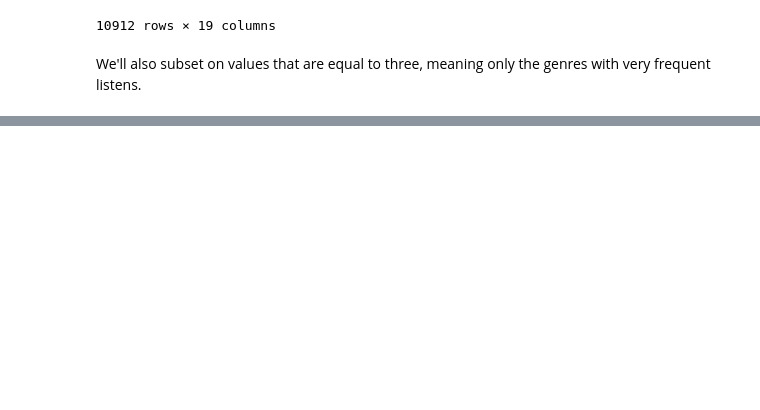
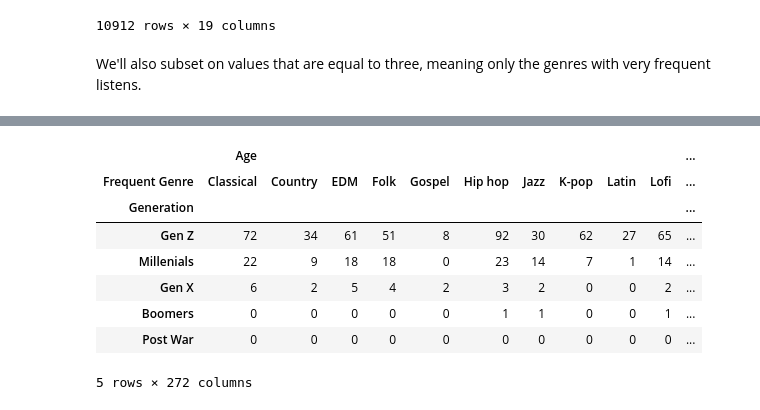
Before and after one commit to mlcuadra1/Mental-Health-x-Music-EDA, a Jupyter notebook: notebooks/Script 2 - EDA.ipynb, the cells around one changed output, grey strips where cells are left out. Saved outputs shown, nothing was run; the diff lists cells and outputs as text; code cells hidden in the pictures; blank space fills up the shorter version.

Commit message:
Pivot table added

```diff
--- a/notebooks/Script 2 - EDA.ipynb
+++ b/notebooks/Script 2 - EDA.ipynb
@@ -287,0 +281,17 @@ subset_df.head()
+# %%
+gen_genre_pivoted_df = pd.pivot_table(subset_df, index='Generation', columns='Frequent Genre', aggfunc='count')
+gen_genre_pivoted_df.reset_index()
+gen_genre_pivoted_df
+
+# fig, ax0 = plt.subplots(figsize=figsize1_2)
+# sns.heatmap(gen_genre_pivoted_df)
+# %% [output]
+|  | Age |  |  |  |  |  |  |  |  |  | ... |
+| Frequent Genre | Classical | Country | EDM | Folk | Gospel | Hip hop | Jazz | K-pop | Latin | Lofi | ... |
+| Generation |  |  |  |  |  |  |  |  |  |  | ... |
+| Gen Z | 72 | 34 | 61 | 51 | 8 | 92 | 30 | 62 | 27 | 65 | ... |
+| Millenials | 22 | 9 | 18 | 18 | 0 | 23 | 14 | 7 | 1 | 14 | ... |
+| Gen X | 6 | 2 | 5 | 4 | 2 | 3 | 2 | 0 | 0 | 2 | ... |
+| Boomers | 0 | 0 | 0 | 0 | 0 | 1 | 1 | 0 | 0 | 1 | ... |
+| Post War | 0 | 0 | 0 | 0 | 0 | 0 | 0 | 0 | 0 | 0 | ... |
+5 rows × 272 columns
```
Also changed, not shown: parts of 1 cell of this notebook.
